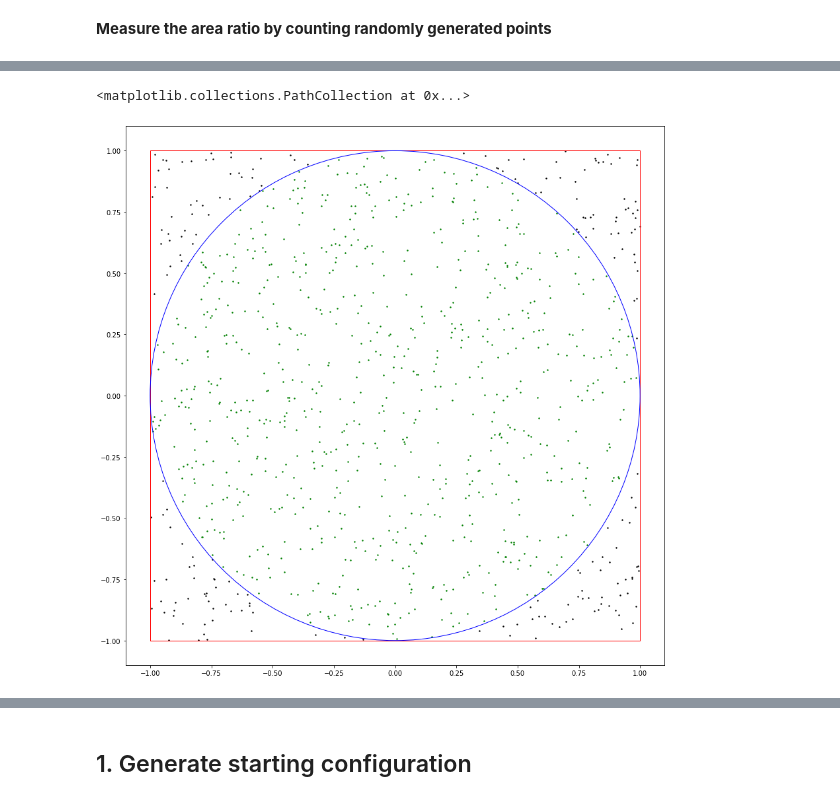
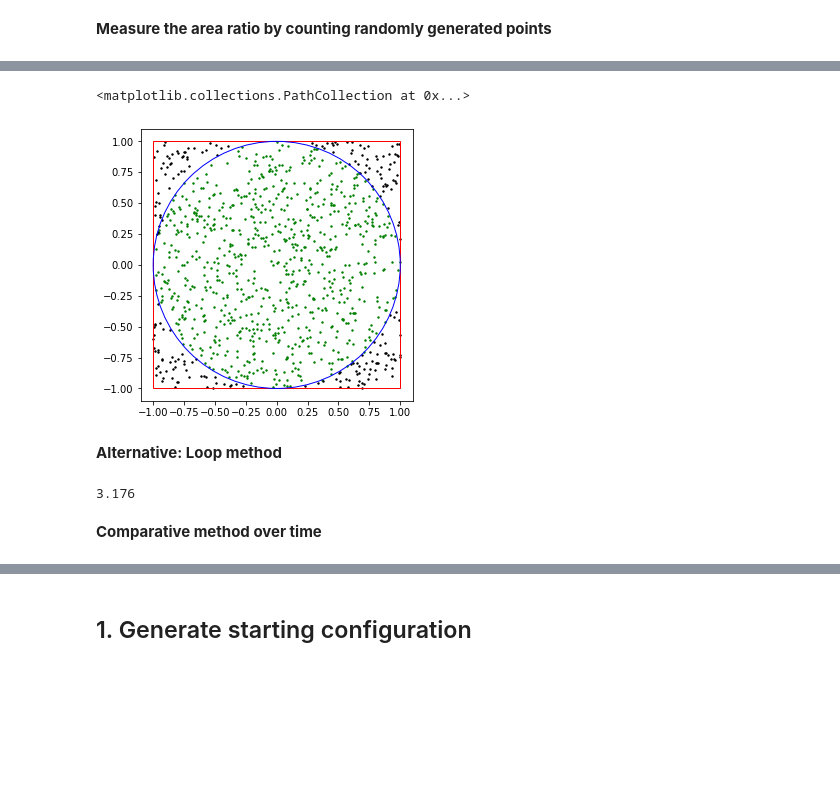
Before and after one commit to Xavier-ML/Computational-Physics-with-Python, a Jupyter notebook: 09b_MC_magnet_template.ipynb, the cells around one changed output, grey strips where cells are left out. Saved outputs shown, nothing was run; the diff lists cells and outputs as text; code cells hidden in the pictures; blank space fills up the shorter version.

```diff
--- a/09b_MC_magnet_template.ipynb
+++ b/09b_MC_magnet_template.ipynb
@@ -11,8 +11,9 @@ import matplotlib.patches as patches
 # %%
 fig = plt.figure()
 ax = fig.add_subplot(111, aspect = "equal")
+plt.rcParams['figure.figsize'] = [15, 15]
 
-rectangle = patches.Rectangle((-1,-1),2,2,facecolor = "red")
+rectangle = patches.Rectangle((-1,-1),2,2,facecolor = "none", edgecolor = "red")
 ax.add_patch(rectangle)
 
 circle = patches.Circle((0,0),1,facecolor = "none", edgecolor = "blue")
@@ -67,18 +68,21 @@ piapprox - np.pi
 # %%
 fig = plt.figure()
 ax = fig.add_subplot(111, aspect = "equal")
+plt.rcParams['figure.figsize'] = [10, 10]
 
 rectangle = patches.Rectangle((-1,-1),2,2,facecolor = "none", edgecolor = "red")
 ax.add_patch(rectangle)
 
 circle = patches.Circle((0,0),1,facecolor = "none", edgecolor = "blue")
 ax.add_patch(circle)
 
 plt.xlim([-1.1,1.1])
 plt.ylim([-1.1,1.1])
 
 plt.scatter(pointsIn[:,0],pointsIn[:,1], color = "green", s=2)
 plt.scatter(pointsOut[:,0],pointsOut[:,1], color = "black", s=2)
 # %% [output]
 <matplotlib.collections.PathCollection at 0x...>
-[figure, old version]
+[figure, new version]
+# %% [markdown]
+**Alternative: Loop method**
@@ -84,0 +97,7 @@ plt.scatter(pointsOut[:,0],pointsOut[:,1], color = "black", s=2)
+# %%
+piapprox = 4*counter/points
+print(piapprox)
+# %% [output]
+3.176
+# %% [markdown]
+**Comparative method over time**
```
Also changed, not shown: parts of 10 cells of this notebook.
